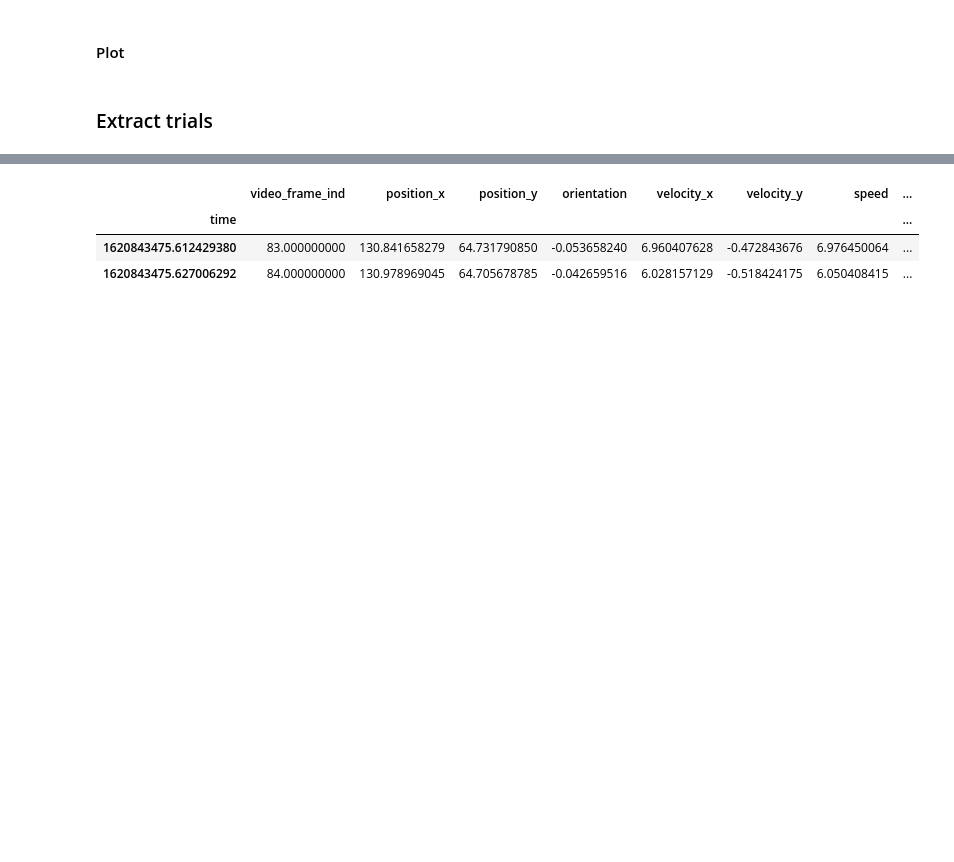
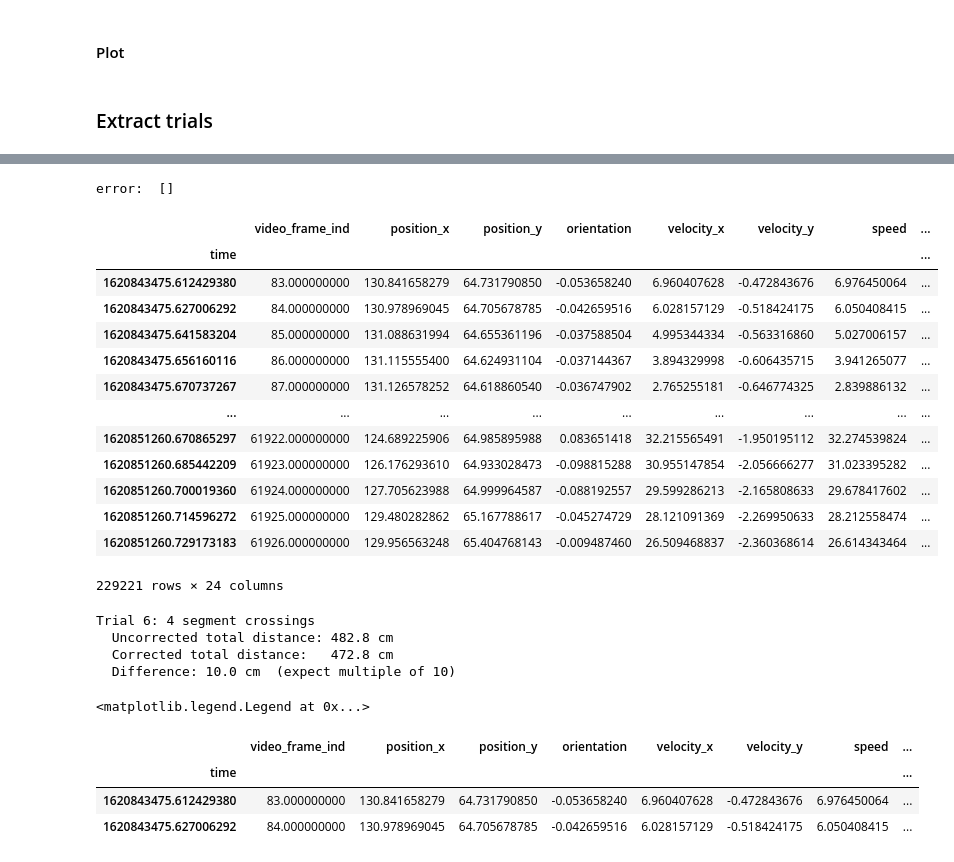
Before and after one commit to anirudh073/pfc-movement-analysis, a Jupyter notebook: notebooks/unit_tuning.ipynb, the cells around one changed output, grey strips where cells are left out. Drawn from its saved outputs; the diff is of its cells as text; code cells hidden in the pictures; blank space fills up the shorter version.

```diff
--- a/notebooks/unit_tuning.ipynb
+++ b/notebooks/unit_tuning.ipynb
@@ -110,26 +112,26 @@ plt.legend();
 ### Extract trials
 # %%
 # generate all poisition data
-epoch2_centroid_df, epoch2_linear_df = get_centroid_and_linear_position(epoch=2,)
-epoch4_centroid_df, epoch4_linear_df = get_centroid_and_linear_position(epoch=4, )
-epoch6_centroid_df, epoch6_linear_df = get_centroid_and_linear_position(epoch=6,)
-epoch8_centroid_df, epoch8_linear_df = get_centroid_and_linear_position(epoch=8,)
+epoch2_centroid_df, epoch2_linear_df = get_centroid_and_linear_position(epoch=2, track_graph_name= "Wtrack_center0_wilbur20210512")
+epoch4_centroid_df, epoch4_linear_df = get_centroid_and_linear_position(epoch=4, track_graph_name= "Wtrack_center0_wilbur20210512")
+epoch6_centroid_df, epoch6_linear_df = get_centroid_and_linear_position(epoch=6,track_graph_name= "Wtrack_center0_wilbur20210512")
+epoch8_centroid_df, epoch8_linear_df = get_centroid_and_linear_position(epoch=8,track_graph_name= "Wtrack_center0_wilbur20210512")
 
 #get lick evenets and trial events
 lick_events_df = prepare_DIO_data(session_restriction=session_restrict, lick_event_threshold=2)
 trials_df = prepare_trial_data(lick_events_df)
 # merge position information with all trials
 target = pd.concat([epoch2_centroid_df, epoch2_linear_df], axis = 1)
-e2_trialized_position = merge_trial_df_with_target(target, trials_df)
+e2_trialized_position = merge_trial_df_with_target(target, trials_df, edge_spacing = [0,10,10,0], segment_order = [3,1,0,2,4]) #for Wtrack_center0
 
 target = pd.concat([epoch4_centroid_df, epoch4_linear_df], axis = 1)
-e4_trialized_position = merge_trial_df_with_target(target, trials_df)
+e4_trialized_position = merge_trial_df_with_target(target, trials_df, edge_spacing = [0,10,10,0], segment_order = [3,1,0,2,4])
 
 target = pd.concat([epoch6_centroid_df, epoch6_linear_df], axis = 1)
-e6_trialized_position = merge_trial_df_with_target(target, trials_df)
+e6_trialized_position = merge_trial_df_with_target(target, trials_df, edge_spacing = [0,10,10,0], segment_order = [3,1,0,2,4])
 
 target = pd.concat([epoch8_centroid_df, epoch8_linear_df], axis = 1)
-e8_trialized_position = merge_trial_df_with_target(target, trials_df)
+e8_trialized_position = merge_trial_df_with_target(target, trials_df, edge_spacing = [0,10,10,0], segment_order = [3,1,0,2,4])
 
 
 trialized_position = pd.concat([e2_trialized_position, e4_trialized_position, e6_trialized_position, e8_trialized_position], axis = 0)
@@ -176,3 +178,4 @@ print(
 )
 
 trialized_position
+# %% [output]
@@ -178,0 +188,15 @@ trialized_position
+error:  []
+|  | video_frame_ind | position_x | position_y | orientation | velocity_x | velocity_y | speed | ... |
+| time |  |  |  |  |  |  |  | ... |
+| 1620843475.612429380 | 83.000000000 | 130.841658279 | 64.731790850 | -0.053658240 | 6.960407628 | -0.472843676 | 6.976450064 | ... |
+| 1620843475.627006292 | 84.000000000 | 130.978969045 | 64.705678785 | -0.042659516 | 6.028157129 | -0.518424175 | 6.050408415 | ... |
+| 1620843475.641583204 | 85.000000000 | 131.088631994 | 64.655361196 | -0.037588504 | 4.995344334 | -0.563316860 | 5.027006157 | ... |
+| 1620843475.656160116 | 86.000000000 | 131.115555400 | 64.624931104 | -0.037144367 | 3.894329998 | -0.606435715 | 3.941265077 | ... |
+| 1620843475.670737267 | 87.000000000 | 131.126578252 | 64.618860540 | -0.036747902 | 2.765255181 | -0.646774325 | 2.839886132 | ... |
+| ... | ... | ... | ... | ... | ... | ... | ... | ... |
+| 1620851260.670865297 | 61922.000000000 | 124.689225906 | 64.985895988 | 0.083651418 | 32.215565491 | -1.950195112 | 32.274539824 | ... |
+| 1620851260.685442209 | 61923.000000000 | 126.176293610 | 64.933028473 | -0.098815288 | 30.955147854 | -2.056666277 | 31.023395282 | ... |
+| 1620851260.700019360 | 61924.000000000 | 127.705623988 | 64.999964587 | -0.088192557 | 29.599286213 | -2.165808633 | 29.678417602 | ... |
+| 1620851260.714596272 | 61925.000000000 | 129.480282862 | 65.167788617 | -0.045274729 | 28.121091369 | -2.269950633 | 28.212558474 | ... |
+| 1620851260.729173183 | 61926.000000000 | 129.956563248 | 65.404768143 | -0.009487460 | 26.509468837 | -2.360368614 | 26.614343464 | ... |
+229221 rows × 24 columns
@@ -179 +205,48 @@ trialized_position
+# %%
+# Validate gap-aware distance correction
+from tuning_analysis.trial_extraction import compute_distance_gap_aware
+
+SEGMENT_ORDER = [3, 1, 0, 2, 4]  # track_segment_ids in 1D left-to-right order
+EDGE_SPACING = [0, 10, 10, 0]
+
+# pick a trial that crosses a segment boundary
+trial = e2_trialized_position["trial_number"].dropna().unique()[5]
+trial_data = e2_trialized_position[e2_trialized_position["trial_number"] == trial].copy()
+
+corrected = compute_distance_gap_aware(
+    trial_data["linear_position"].values,
+    trial_data["track_segment_id"].values,
+    EDGE_SPACING,
+    SEGMENT_ORDER)
+uncorrected = trial_data["linear_position"].diff().abs().fillna(0).cumsum().values
+
+n_crossings = (np.diff(trial_data["track_segment_id"].values) != 0).sum()
+diff_cm = uncorrected[-1] - corrected[-1]
+print(f"Trial {int(trial)}: {n_crossings} segment crossings")
+print(f"  Uncorrected total distance: {uncorrected[-1]:.1f} cm")
+print(f"  Corrected total distance:   {corrected[-1]:.1f} cm")
+print(f"  Difference: {diff_cm:.1f} cm  (expect multiple of 10)")
+
+fig, axes = plt.subplots(1, 2, figsize=(14, 5), layout="tight")
+
+axes[0].plot(uncorrected, label="uncorrected")
+axes[0].plot(corrected, label="gap-aware")
+axes[0].set_ylabel("cumulative distance (cm)")
+axes[0].set_xlabel("sample")
+axes[0].legend()
+axes[0].set_title(f"Trial {int(trial)}: cumulative distance")
+
+axes[1].plot(trial_data["linear_position"].values, label="linear_position")
+ax2 = axes[1].twinx()
+ax2.plot(trial_data["track_segment_id"].values, color="red", alpha=0.5, label="segment_id")
+axes[1].set_xlabel("sample")
+axes[1].set_title("Position & segment ID")
+axes[1].legend(loc="upper left")
+ax2.legend(loc="upper right")
+# %% [output]
+Trial 6: 4 segment crossings
+  Uncorrected total distance: 482.8 cm
+  Corrected total distance:   472.8 cm
+  Difference: 10.0 cm  (expect multiple of 10)
+<matplotlib.legend.Legend at 0x...>
 # %%
```
Also changed, not shown: parts of 10 cells of this notebook, 3 other files.
